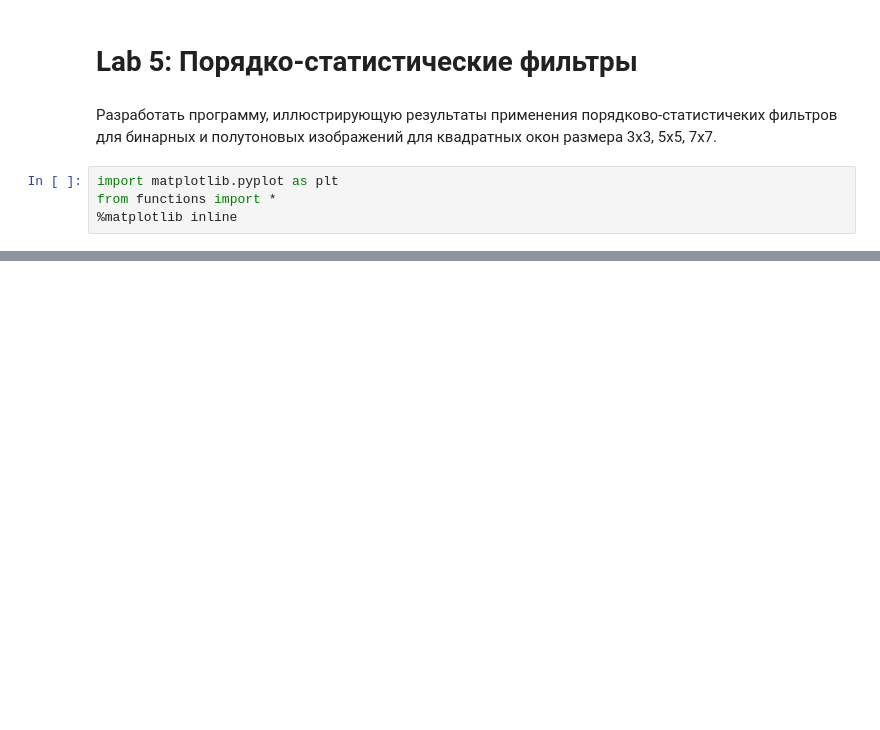
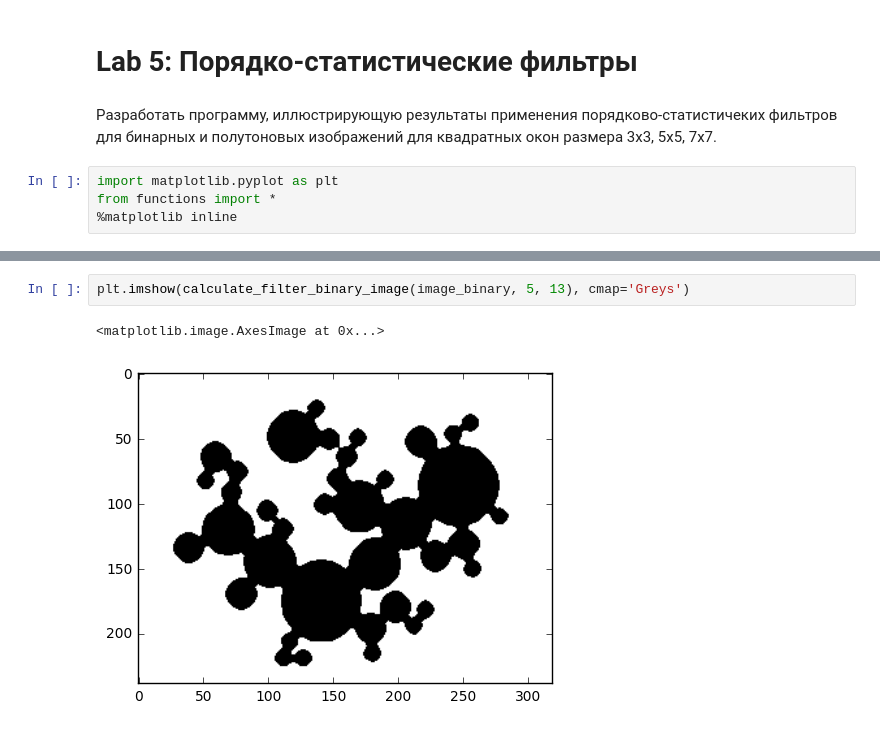
Before and after one commit to YRustt/B16-17-DIPA, a Jupyter notebook: lab5.ipynb, the cells around one changed output, grey strips where cells are left out. Cells and saved outputs as stored; diff of their text form; blank space fills up the shorter version.

```diff
--- a/lab5.ipynb
+++ b/lab5.ipynb
@@ -20,0 +29,5 @@ ax2.imshow(image_grey, cmap='Greys')
+# %%
+plt.imshow(calculate_filter_binary_image(image_binary, 5, 13), cmap='Greys')
+# %% [output]
+<matplotlib.image.AxesImage at 0x...>
+[figure, added]
```
Also changed, not shown: parts of 9 cells of this notebook, 2 other files.
